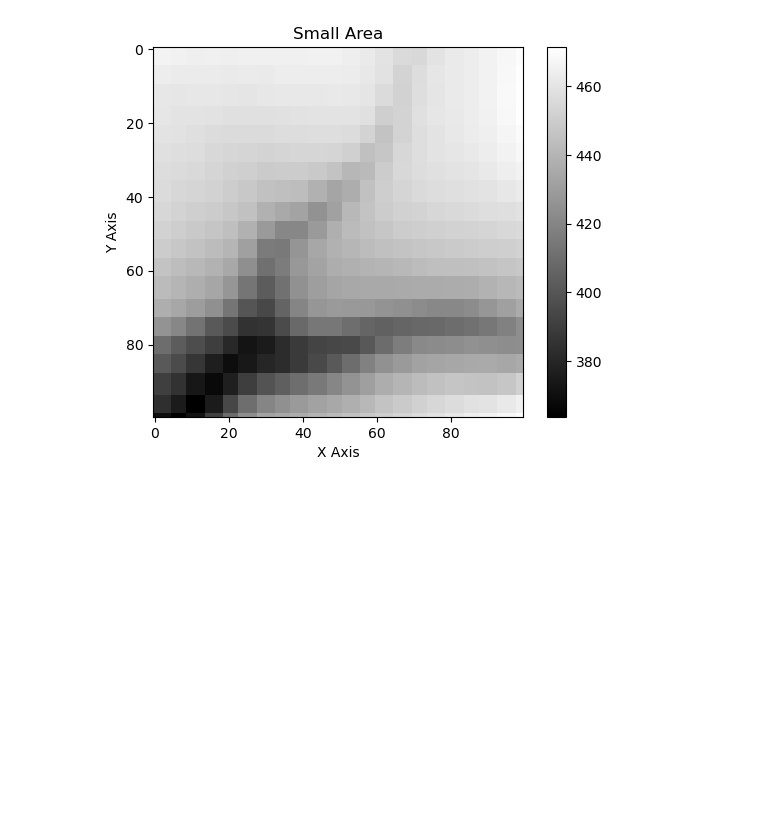
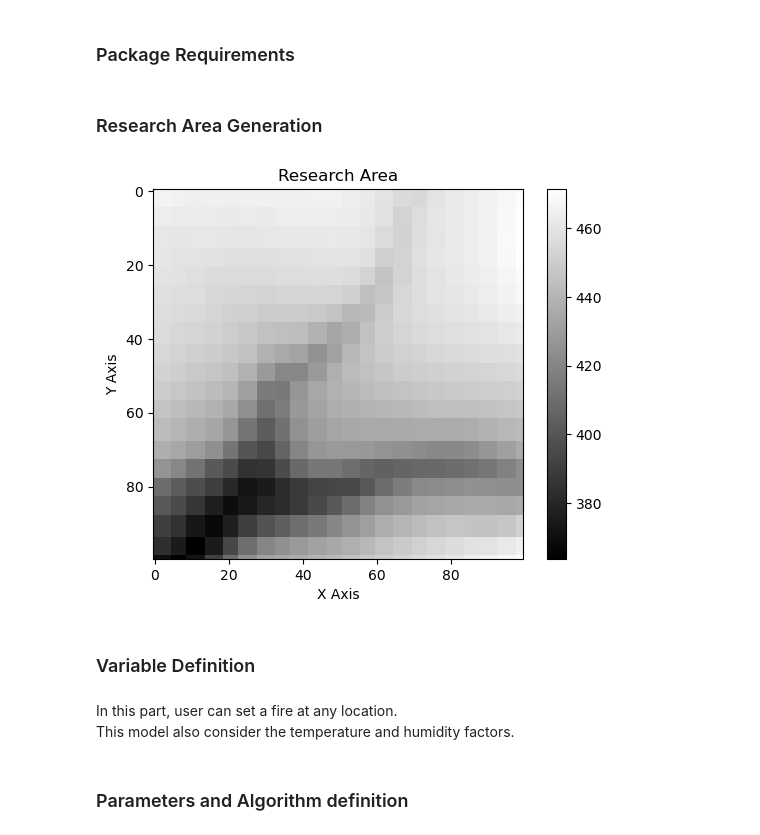
Before and after one commit to X-Fan-Jack/abm-wildfire-dem, a Jupyter notebook: code.ipynb, the cells around one changed output. Saved outputs shown, nothing was run; the diff lists cells and outputs as text; code cells hidden in the pictures; blank space fills up the shorter version.

```diff
--- a/code.ipynb
+++ b/code.ipynb
@@ -1,2 +1,4 @@
+# %% [markdown]
+### Package Requirements
 # %%
 import mesa
@@ -9,6 +10,8 @@ import math
 import tqdm
 import requests
 from io import BytesIO
+# %% [markdown]
+### Research Area Generation
 # %%
 # Read the tif file with DEM data from local
 dem_file = "data/UK_DEM.tif"
@@ -29,20 +32,17 @@ for i in range(100):
 # dem_array_small.shape
 dem_array = dem_array_small
 # %%
-# Draw dem_array_big
-# plt.imshow(dem_array_big, cmap='gray')
-# plt.colorbar()
-# plt.title('Whole Area')
-# plt.xlabel('X Axis')
-# plt.ylabel('Y Axis')
-# plt.show()
+# Draw dem_array
+plt.imshow(dem_array, cmap='gray')
+plt.colorbar()
+plt.title('Research Area')
+plt.xlabel('X Axis')
+plt.ylabel('Y Axis')
+plt.show()
+# %% [output]
+[figure, added]
-# %%
-# Draw dem_array
-plt.imshow(dem_array, cmap='gray')
-plt.colorbar()
-plt.title('Small Area')
-plt.xlabel('X Axis')
-plt.ylabel('Y Axis')
-plt.show()
-# %% [output]
-[figure, removed]
+# %% [markdown]
+### Variable Definition
+# %% [markdown]
+In this part, user can set a fire at any location.
+This model also consider the temperature and humidity factors.
@@ -49,3 +57,5 @@ plt.show()
+# %% [markdown]
+### Parameters and Algorithm definition
 # %%
 # Obtain geographic resolution information
 with rasterio.open(dem_file) as src:
```
Also changed, not shown: parts of 19 cells of this notebook.
